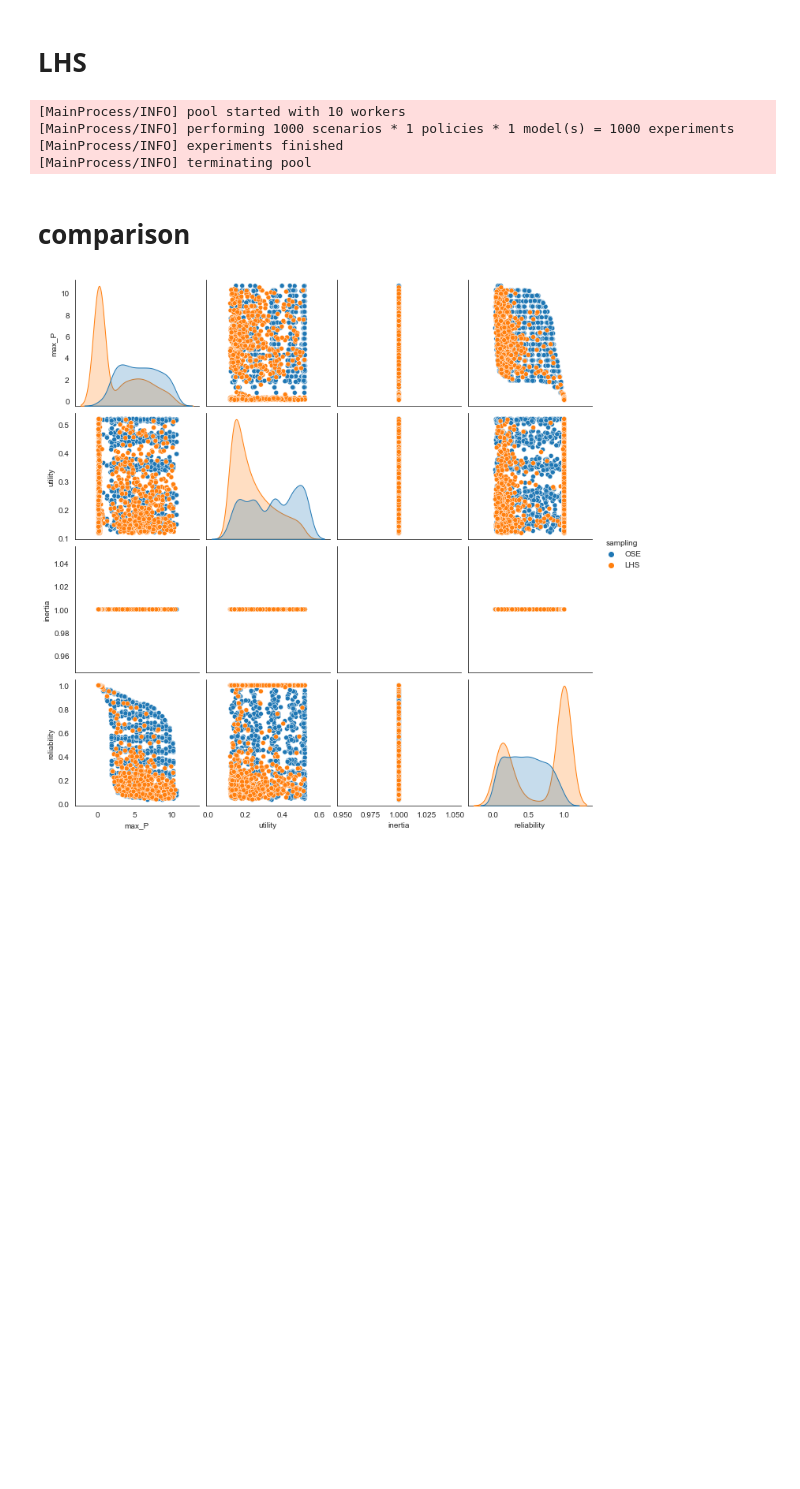
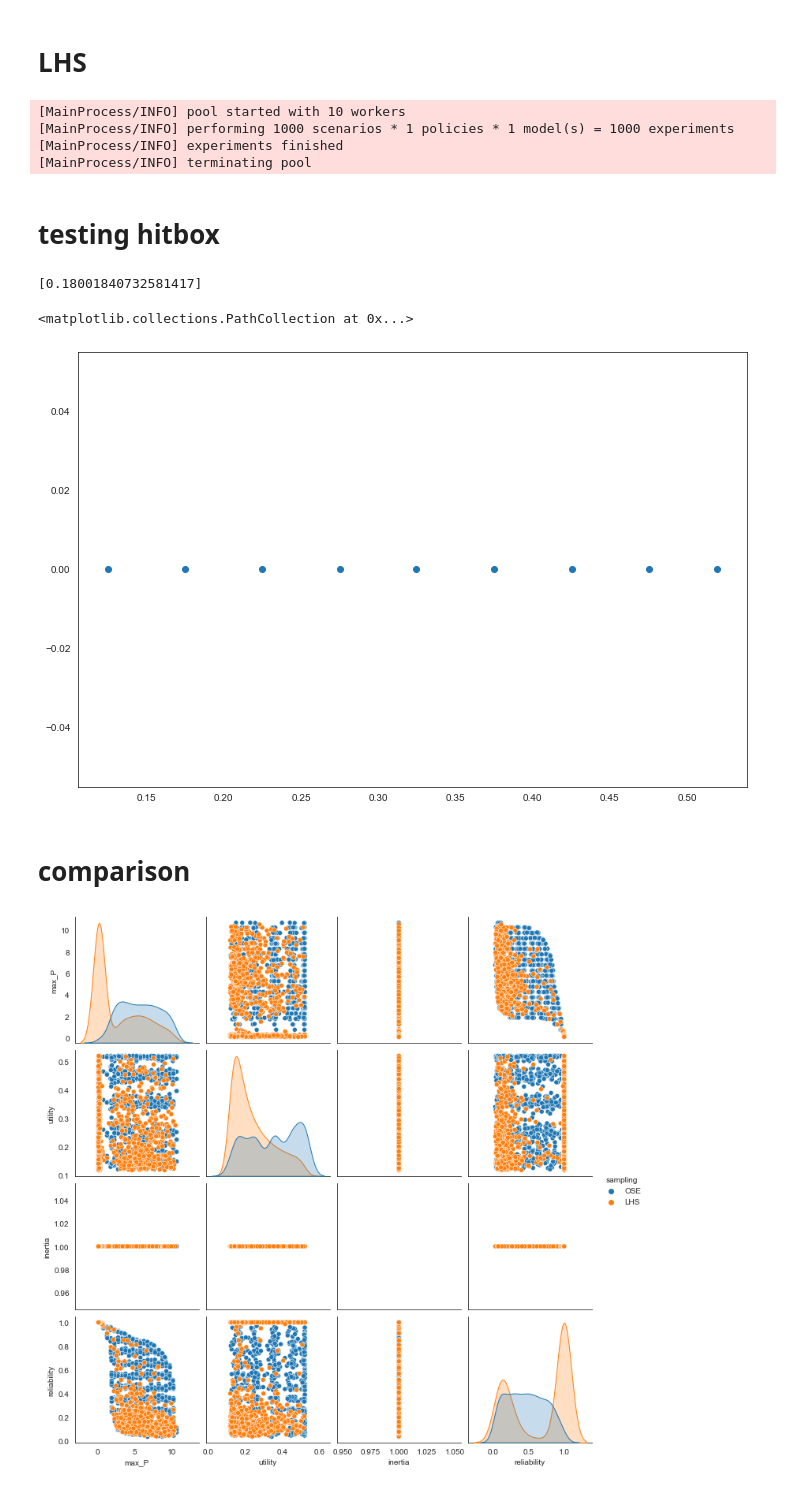
Before and after one commit to quaquel/EMAworkbench, a Jupyter notebook: ema_workbench/examples/outputspace_exploration_lakeproblem.ipynb, the cells around one changed output. Saved outputs shown, nothing was run; the diff lists cells and outputs as text; code cells hidden in the pictures; blank space fills up the shorter version.

```diff
--- a/ema_workbench/examples/outputspace_exploration_lakeproblem.ipynb
+++ b/ema_workbench/examples/outputspace_exploration_lakeproblem.ipynb
@@ -116,3 +167,5 @@ with MultiprocessingEvaluator(lake_model) as evaluator:
 [MainProcess/INFO] performing 1000 scenarios * 1 policies * 1 model(s) = 1000 experiments
 [MainProcess/INFO] experiments finished
 [MainProcess/INFO] terminating pool
+# %% [markdown]
+# testing hitbox
@@ -119,3 +174,26 @@ with MultiprocessingEvaluator(lake_model) as evaluator:
+# %%
+class Solution:
+
+    def __init__(self, variables, objectives):
+        self.variables = variables
+        self.objectives = objectives
+# %%
+solutions = [Solution(experiments.iloc[i, :].values, [outcomes['utility'][i],]) for i in range(experiments.shape[0])]
+# %%
+solutions[0].objectives
+# %% [output]
+[0.18001840732581417]
+# %%
+hitbox = HitBox(grid_spec=[(0,1, 0.05)],)
+hitbox.extend(solutions)
+# %%
+x = pd.DataFrame([s.objectives for s in hitbox._contents])
+# %%
+fig, ax = plt.subplots()
+ax.scatter(x, np.zeros(x.shape))
+# %% [output]
+<matplotlib.collections.PathCollection at 0x...>
+[figure, added]
 # %% [markdown]
 # comparison
 # %%
```
Also changed, not shown: parts of 8 cells of this notebook, 3 other files.
